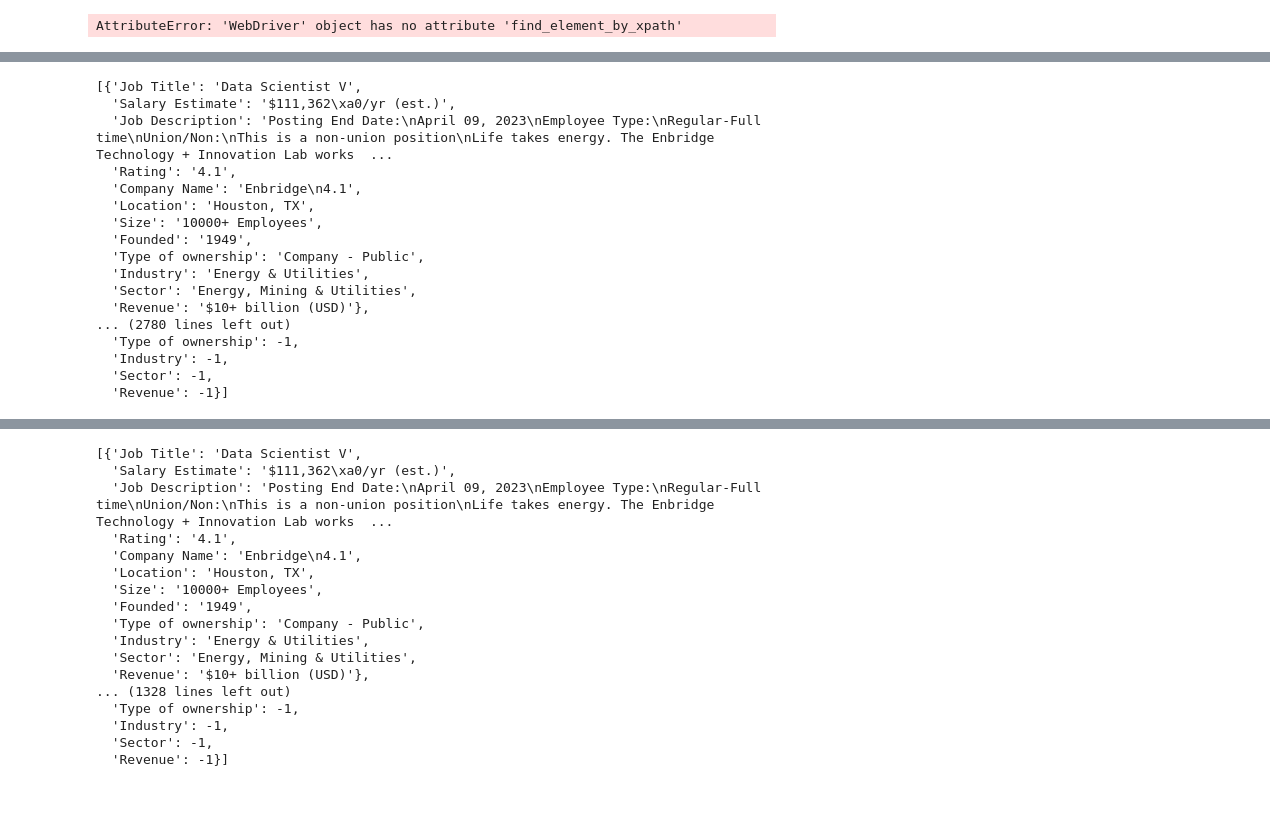
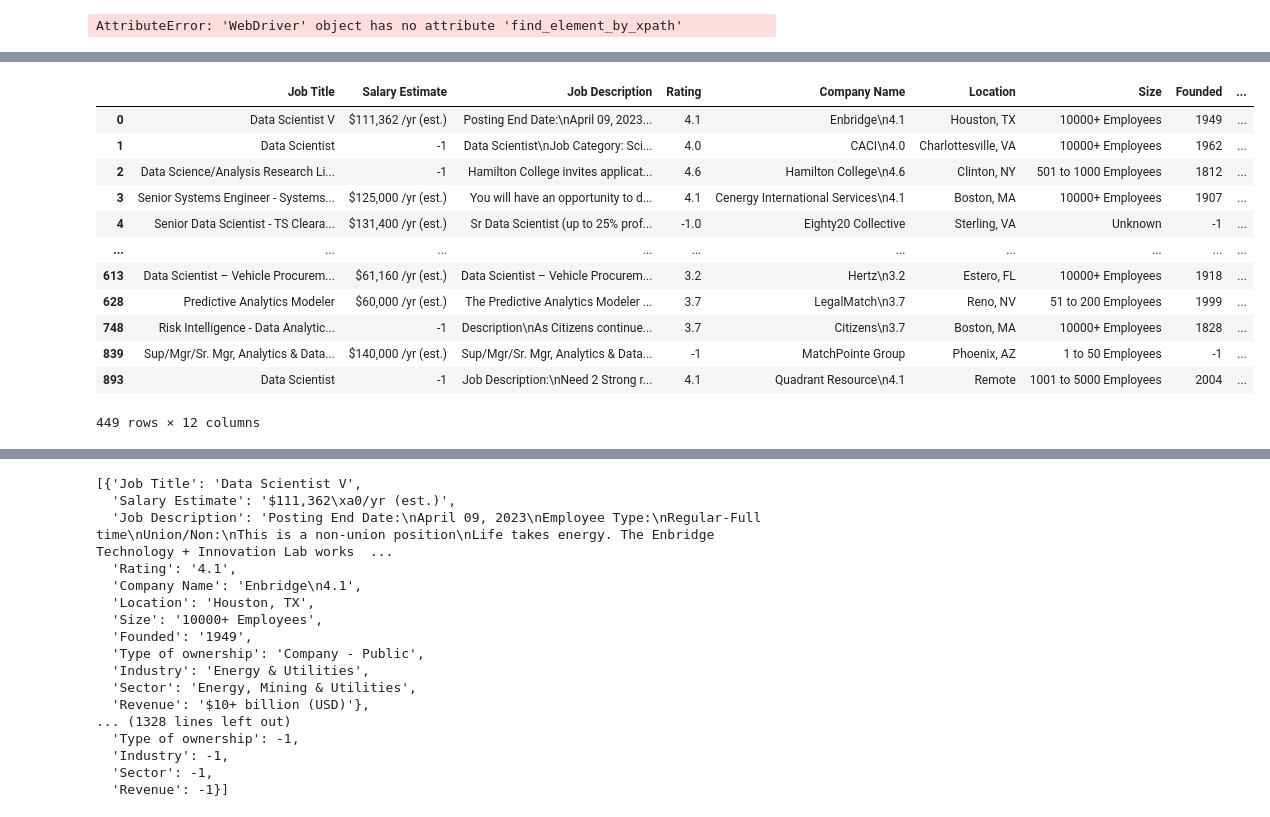
Before and after one commit to wangyf99/GlassDoor_Salary_Prediction, a Jupyter notebook: GlassDoor_Salary.ipynb, the cells around one changed output, grey strips where cells are left out. Drawn from its saved outputs; the diff is of its cells as text; code cells hidden in the pictures.

Commit message:
update unique data and notebook

```diff
--- a/GlassDoor_Salary.ipynb
+++ b/GlassDoor_Salary.ipynb
@@ -82,7 +82,7 @@ while len(jobs) < num_jobs:  #If true, should be still looking for new jobs.
 
             try:
                 if driver.find_element(By.CSS_SELECTOR, '[alt="Close"]'):
-                    time.sleep(5)
+                    time.sleep(3)
                     driver.find_element(By.CSS_SELECTOR, '[alt="Close"]').click()  #clicking to the X.
             except NoSuchElementException:
                 pass
@@ -97,7 +97,7 @@ while len(jobs) < num_jobs:  #If true, should be still looking for new jobs.
 
             try:
                 if driver.find_element(By.CSS_SELECTOR, '[alt="Close"]'):
-                    time.sleep(5)
+                    time.sleep(3)
                     driver.find_element(By.CSS_SELECTOR, '[alt="Close"]').click()  #clicking to the X.
             except NoSuchElementException:
                 pass
@@ -107,7 +107,13 @@ while len(jobs) < num_jobs:  #If true, should be still looking for new jobs.
 
             while not collected_successfully:
                 try:
-                    company_name = driver.find_element(By.CSS_SELECTOR, '[data-test="employerName"]').text
+                    if driver.find_element(By.CSS_SELECTOR, '[data-test="employerName"]'):
+                        company_name = driver.find_element(By.CSS_SELECTOR, '[data-test="employerName"]').text
+                    else:
+                        try:
+                            company_name = driver.find_element(By.CSS_SELECTOR, '[class="d-flex justify-content-between"]').text
+                        except:
+                            NoSuchElementException
                     location = driver.find_element(By.CSS_SELECTOR, '[data-test="location"]').text
                     job_title = driver.find_element(By.CSS_SELECTOR, '[class="css-1vg6q84 e1tk4kwz4"]').text
                     job_description = driver.find_element(By.CSS_SELECTOR, '[class="jobDescriptionContent desc"]').text
@@ -118,10 +124,7 @@ while len(jobs) < num_jobs:  #If true, should be still looking for new jobs.
 #                         job_title = driver.find_element(By.CSS_SELECTOR, '[data-test="jobTitle"]').text
                 except:
                     time.sleep(5)
-                    try:
-                        company_name = driver.find_element(By.CSS_SELECTOR, '[class="d-flex justify-content-between"]').text
-                    except:
-                        time.sleep(5)
+
 
             # class="d-flex justify-content-between"
 
@@ -203,7 +206,7 @@ while len(jobs) < num_jobs:  #If true, should be still looking for new jobs.
 
 
             if verbose:
-                print("Headquarters: {}".format(headquarters))
+                # print("Headquarters: {}".format(headquarters))
                 print("Size: {}".format(size))
                 print("Founded: {}".format(founded))
                 print("Type of Ownership: {}".format(type_of_ownership))
@@ -255,21 +258,27 @@ Salary Estimate: $150,000 /yr (es
 # %%
 first_scrape = jobs
 first_scrape
-# %% [output]
-[{'Job Title': 'Data Scientist V',
-  'Salary Estimate': '$111,362\xa0/yr (est.)',
-  'Job Description': 'Posting End Date:\nApril 09, 2023\nEmployee Type:\nRegular-Full time\nUnion/Non:\nThis is a non-union position\nLife takes energy. The Enbridge Technology + Innovation Lab works  ...
-  'Rating': '4.1',
-  'Company Name': 'Enbridge\n4.1',
-  'Location': 'Houston, TX',
-  'Size': '10000+ Employees',
-  'Founded': '1949',
-  'Type of ownership': 'Company - Public',
-  'Industry': 'Energy & Utilities',
-  'Sector': 'Energy, Mining & Utilities',
-  'Revenue': '$10+ billion (USD)'},
-... (2780 lines left out)
-  'Type of ownership': -1,
-  'Industry': -1,
-  'Sector': -1,
-  'Revenue': -1}]
+# %%
+import pandas as pd
+stored_dataframe = pd.read_csv('glassdoor_ds_job_salary.csv')
+# %%
+newly_scraped = pd.DataFrame(first_scrape)
+# %%
+
+new_df = pd.concat([stored_dataframe, newly_scraped], axis=0)
+# %%
+new_df.drop_duplicates()
+# %% [output]
+|  | Job Title | Salary Estimate | Job Description | Rating | Company Name | Location | Size | Founded | ... |
+| 0 | Data Scientist V | $111,362 /yr (est.) | Posting End Date:\nApril 09, 2023... | 4.1 | Enbridge\n4.1 | Houston, TX | 10000+ Employees | 1949 | ... |
+| 1 | Data Scientist | -1 | Data Scientist\nJob Category: Sci... | 4.0 | CACI\n4.0 | Charlottesville, VA | 10000+ Employees | 1962 | ... |
+| 2 | Data Science/Analysis Research Li... | -1 | Hamilton College invites applicat... | 4.6 | Hamilton College\n4.6 | Clinton, NY | 501 to 1000 Employees | 1812 | ... |
+| 3 | Senior Systems Engineer - Systems... | $125,000 /yr (est.) | You will have an opportunity to d... | 4.1 | Cenergy International Services\n4.1 | Boston, MA | 10000+ Employees | 1907 | ... |
+| 4 | Senior Data Scientist - TS Cleara... | $131,400 /yr (est.) | Sr Data Scientist (up to 25% prof... | -1.0 | Eighty20 Collective | Sterling, VA | Unknown | -1 | ... |
+| ... | ... | ... | ... | ... | ... | ... | ... | ... | ... |
+| 613 | Data Scientist – Vehicle Procurem... | $61,160 /yr (est.) | Data Scientist – Vehicle Procurem... | 3.2 | Hertz\n3.2 | Estero, FL | 10000+ Employees | 1918 | ... |
+| 628 | Predictive Analytics Modeler | $60,000 /yr (est.) | The Predictive Analytics Modeler ... | 3.7 | LegalMatch\n3.7 | Reno, NV | 51 to 200 Employees | 1999 | ... |
+| 748 | Risk Intelligence - Data Analytic... | -1 | Description\nAs Citizens continue... | 3.7 | Citizens\n3.7 | Boston, MA | 10000+ Employees | 1828 | ... |
+| 839 | Sup/Mgr/Sr. Mgr, Analytics & Data... | $140,000 /yr (est.) | Sup/Mgr/Sr. Mgr, Analytics & Data... | -1 | MatchPointe Group | Phoenix, AZ | 1 to 50 Employees | -1 | ... |
+| 893 | Data Scientist | -1 | Job Description:\nNeed 2 Strong r... | 4.1 | Quadrant Resource\n4.1 | Remote | 1001 to 5000 Employees | 2004 | ... |
+449 rows × 12 columns
```
Also changed, not shown: parts of 11 cells of this notebook, 1 other file.
